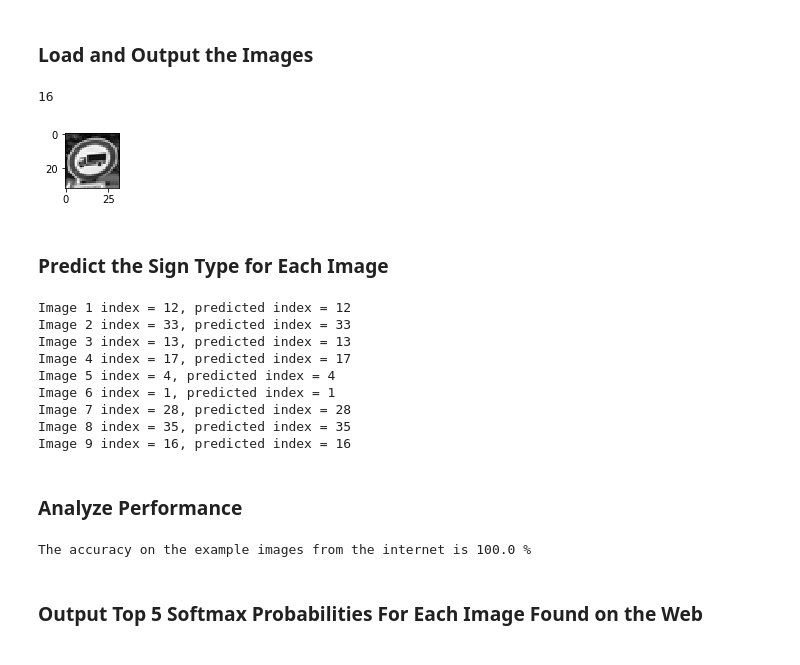
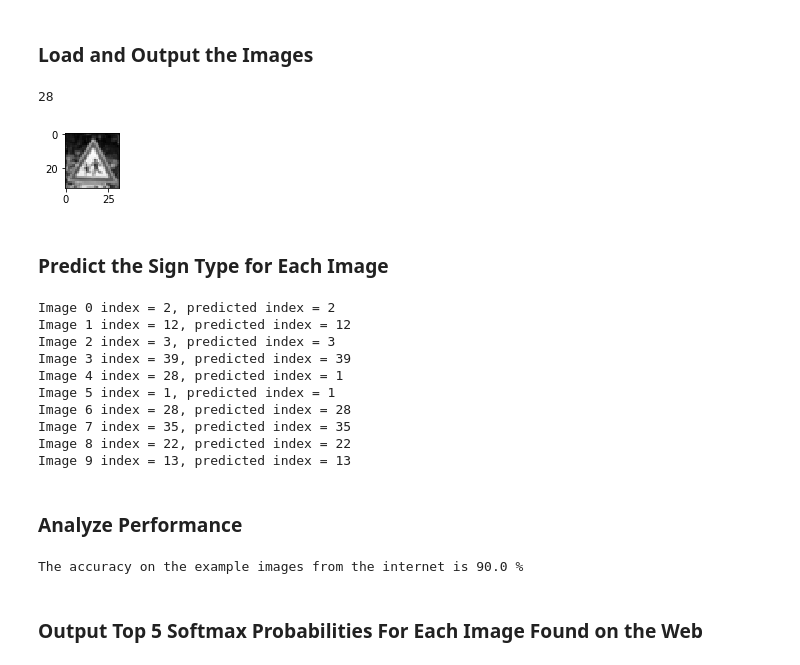
Before and after one commit to shareq2005/CarND-Traffic-Sign-Classifier-Project, a Jupyter notebook: Traffic_Sign_Classifier.ipynb, the cells around one changed output. Drawn from its saved outputs; the diff is of its cells as text; code cells hidden in the pictures.

Commit message:
Code clean up + adding new example images

```diff
--- a/Traffic_Sign_Classifier.ipynb
+++ b/Traffic_Sign_Classifier.ipynb
@@ -167,7 +149,5 @@ print(y_train[index])
 # %%
-import numpy as np
 #Normalize the training, validation & testing sets
-
-X_train = (X_train - 128.0)/128.0
-X_valid = (X_valid - 128.0)/128.0
-X_test  = (X_test  - 128.0)/128.0
+X_train_gray = (X_train_gray - 128.0)/128.0
+X_valid_gray = (X_valid_gray - 128.0)/128.0
+X_test_gray  = (X_test_gray  - 128.0)/128.0
@@ -196,22 +173,22 @@ def TrafficClassifierNet(x,keep_prob):
     conv1_b = tf.Variable(tf.zeros(24))
     conv1   = tf.nn.conv2d(x, conv1_W, strides=[1, 1, 1, 1], padding='VALID') + conv1_b
     conv1   = tf.nn.relu(conv1)
-    #conv1   = tf.nn.dropout(conv1,keep_prob)
+    conv1   = tf.nn.dropout(conv1,keep_prob)
 
     # Layer 2: Pooling. Input = 28x28x24. Output = 14x14x24.
     maxp2 = tf.nn.max_pool(conv1, ksize=[1, 2, 2, 1], strides=[1, 2, 2, 1], padding='VALID')
-    #maxp2 = tf.nn.dropout(maxp2,keep_prob)
+    maxp2 = tf.nn.dropout(maxp2,keep_prob)
 
     # Layer 3: Convolutional. Input = 14x14x24. Output = 10x10x48.
     conv3_W = tf.Variable(tf.truncated_normal(shape=(5, 5, 24, 48), mean = mu, stddev = sigma))
     conv3_b = tf.Variable(tf.zeros(48))
     conv3   = tf.nn.conv2d(maxp2, conv3_W, strides=[1, 1, 1, 1], padding='VALID') + conv3_b
     conv3   = tf.nn.relu(conv3)
-    #conv3   = tf.nn.dropout(conv3,keep_prob)
+    conv3   = tf.nn.dropout(conv3,keep_prob)
 
     # Layer 4: Pooling. Input = 10x10x48. Output = 5x5x48.
     maxp4 = tf.nn.max_pool(conv3, ksize=[1, 2, 2, 1], strides=[1, 2, 2, 1], padding='VALID')
-    #maxp4 = tf.nn.dropout(maxp4,keep_prob)
+    maxp4 = tf.nn.dropout(maxp4,keep_prob)
 
     # SOLUTION: Flatten. Input = 5x5x48. Output = 1200.
     flat5   = flatten(maxp4)
@@ -221,14 +198,14 @@ def TrafficClassifierNet(x,keep_prob):
     fc5_b = tf.Variable(tf.zeros(480))
     fc5   = tf.matmul(flat5, fc5_W) + fc5_b
     fc5    = tf.nn.relu(fc5)
-    #fc5    = tf.nn.dropout(fc5,keep_prob)
+    fc5    = tf.nn.dropout(fc5,keep_prob)
 
     # Layer 6: Fully Connected. Input = 480. Output = 240.
     fc6_W  = tf.Variable(tf.truncated_normal(shape=(480, 240), mean = mu, stddev = sigma))
     fc6_b  = tf.Variable(tf.zeros(240))
     fc6    = tf.matmul(fc5, fc6_W) + fc6_b
     fc6    = tf.nn.relu(fc6)
-    #fc6    = tf.nn.dropout(fc6,keep_prob)
+    fc6    = tf.nn.dropout(fc6,keep_prob)
 
     # Layer 7: Fully Connected. Input = 240. Output = 43.
     fc7_W  = tf.Variable(tf.truncated_normal(shape=(240, 43), mean = mu, stddev = sigma))
@@ -279,18 +256,18 @@ def evaluate(X_data, y_data):
 # %%
 with tf.Session() as sess:
     sess.run(tf.global_variables_initializer())
-    num_examples = len(X_train)
+    num_examples = len(X_train_gray)
 
     print("Training...")
     print()
     for i in range(EPOCHS):
-        X_train, y_train = shuffle(X_train, y_train)
+        X_train_gray, y_train = shuffle(X_train_gray, y_train)
         for offset in range(0, num_examples, BATCH_SIZE):
             end = offset + BATCH_SIZE
-            batch_x, batch_y = X_train[offset:end], y_train[offset:end]
-            sess.run(training_operation, feed_dict={x: batch_x, y: batch_y,keep_prob:0.5})
+            batch_x, batch_y = X_train_gray[offset:end], y_train[offset:end]
+            sess.run(training_operation, feed_dict={x: batch_x, y: batch_y,keep_prob:0.6})
 
-        validation_accuracy = evaluate(X_valid, y_valid)
+        validation_accuracy = evaluate(X_valid_gray, y_valid)
         print("EPOCH {} ...".format(i+1))
         print("Validation Accuracy = {:.3f}".format(validation_accuracy))
         print()
@@ -328,31 +322,31 @@ You may find `signnames.csv` useful as it contains mappings from the class id (i
 # %%
 ### Load the images and plot them here.
 import cv2
 import numpy as np
 
 # Load the examples images and the mappings found on the internet
-traffic_sign_example_images   = ['0.png','1.png','2.png','3.png','4.png','5.png','6.png','7.png','8.png']
-traffic_sign_example_mappings = [12,33,13,17,4,1,28,35,16]
+traffic_sign_example_images   = ['0.png','1.png','2.png','3.png','4.png','5.png','6.png','7.png','8.png', '9.png']
+traffic_sign_example_mappings = [2,12,3,39,28,1,28,35,22,13]
 
 image_array = []
 
 for i in range(0, len(traffic_sign_example_images)):
     test_image = cv2.imread('Traffic-Sign-Examples/' + traffic_sign_example_images[i])
     image_array.append(test_image)
 
 # Grayscale the example
 X_test_images = CreateGrayscaleImageArray(image_array)
 
 # Output a random image
 index = random.randint(0, len(X_test_images)-1)
 image = X_test_images[index].squeeze()
 
 plt.figure(figsize=(1,1))
 plt.imshow(image, cmap='gray')
 print(traffic_sign_example_mappings[index])
 # %% [output]
-16
+28
-[figure, old version]
+[figure, new version]
 # %% [markdown]
 ### Predict the Sign Type for Each Image
 # %%
@@ -369,17 +363,18 @@ with tf.Session() as sess:
     predicted_index = sess.run(prediction,feed_dict={x: test_images_grayscaled, keep_prob:1.0})
 
 for i in range(len(test_images_grayscaled)):
-    print("Image {} index = {}, predicted index = {}".format(i+1, traffic_sign_example_mappings[i], predicted_index[i]))
+    print("Image {} index = {}, predicted index = {}".format(i, traffic_sign_example_mappings[i], predicted_index[i]))
 # %% [output]
+Image 0 index = 2, predicted index = 2
 Image 1 index = 12, predicted index = 12
-Image 2 index = 33, predicted index = 33
-Image 3 index = 13, predicted index = 13
-Image 4 index = 17, predicted index = 17
-Image 5 index = 4, predicted index = 4
-Image 6 index = 1, predicted index = 1
-Image 7 index = 28, predicted index = 28
-Image 8 index = 35, predicted index = 35
-Image 9 index = 16, predicted index = 16
+Image 2 index = 3, predicted index = 3
+Image 3 index = 39, predicted index = 39
+Image 4 index = 28, predicted index = 1
+Image 5 index = 1, predicted index = 1
+Image 6 index = 28, predicted index = 28
+Image 7 index = 35, predicted index = 35
+Image 8 index = 22, predicted index = 22
+Image 9 index = 13, predicted index = 13
 # %% [markdown]
 ### Analyze Performance
 # %%
@@ -388,11 +383,11 @@ Image 9 index = 16, predicted index = 16
 with tf.Session() as sess:
     # Load the weights and bias
     saver.restore(sess, './lenet')
-    validation_accuracy_percentage = evaluate(X_test_images, traffic_sign_example_mappings) * 100
+    validation_accuracy_percentage = evaluate(test_images_grayscaled, traffic_sign_example_mappings) * 100
 
 print("The accuracy on the example images from the internet is {:.1f} %".format(validation_accuracy_percentage))
 # %% [output]
-The accuracy on the example images from the internet is 100.0 %
+The accuracy on the example images from the internet is 90.0 %
 # %% [markdown]
 ### Output Top 5 Softmax Probabilities For Each Image Found on the Web
 # %%
```
Also changed, not shown: parts of 18 cells of this notebook, 8 other files.
